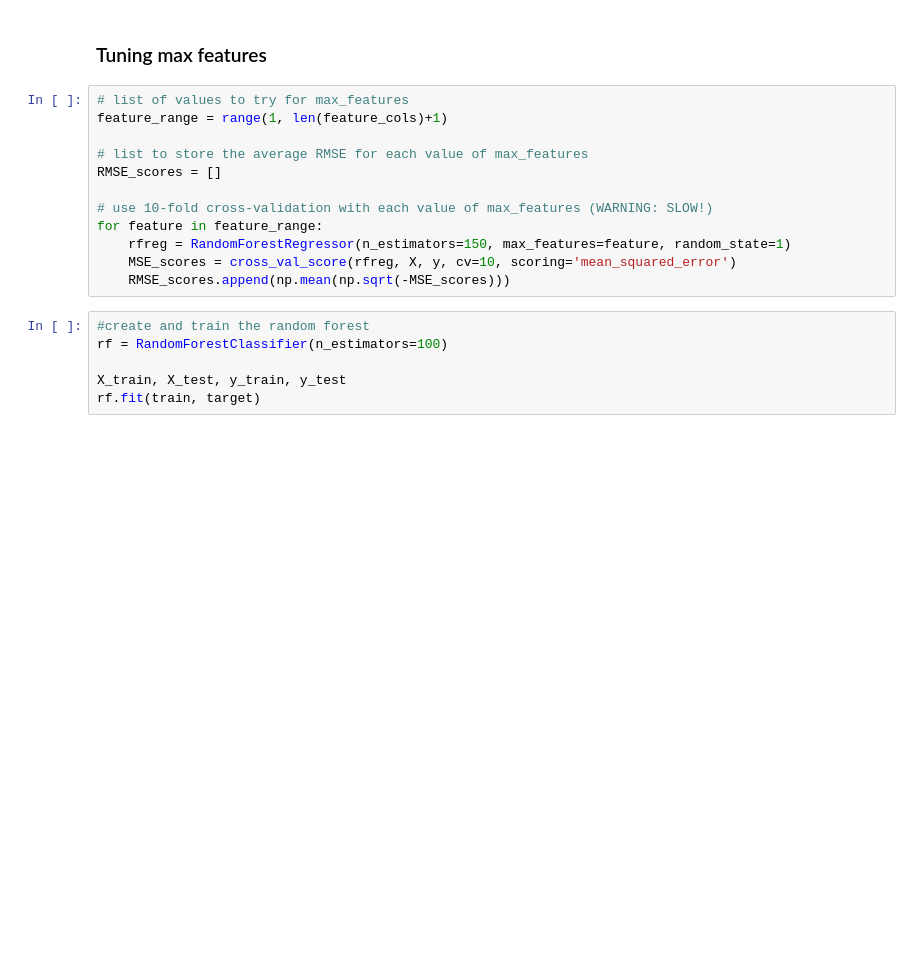
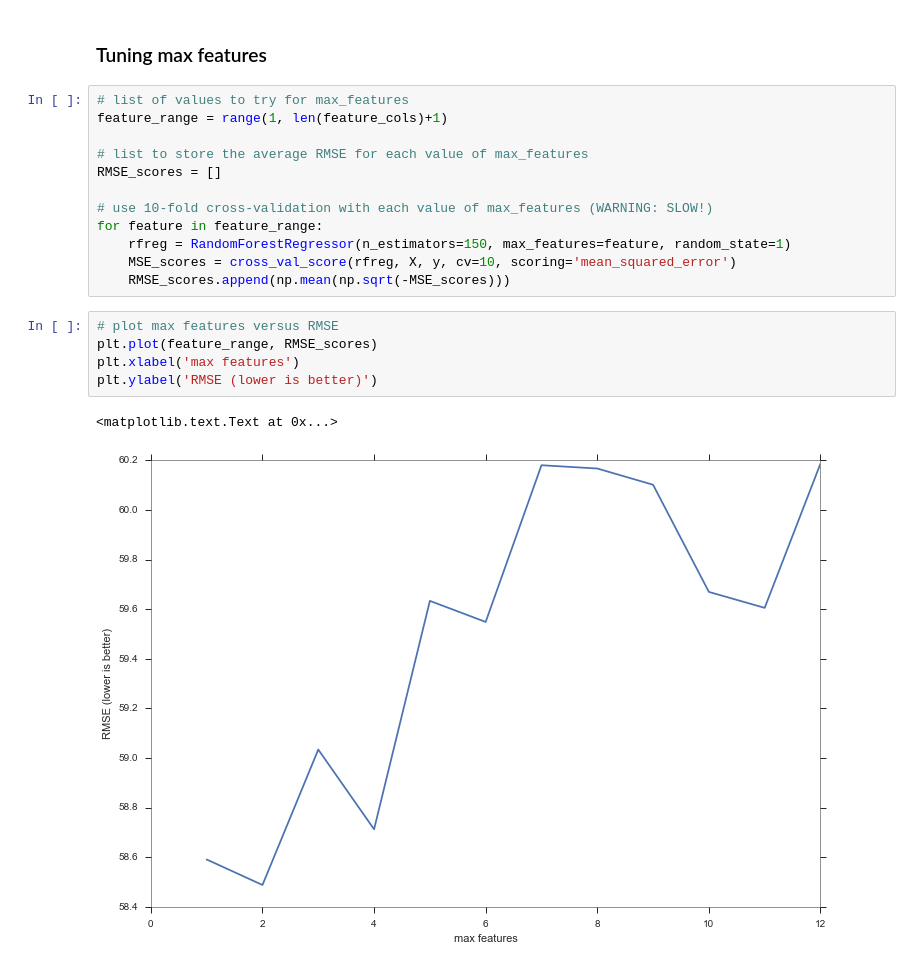
Before and after one commit to jav094/Data-Equals-Music, a Jupyter notebook: data_equals_music_analysis.ipynb, the cells around one changed output. Cells and saved outputs as stored; diff of their text form; blank space fills up the shorter version.

```diff
--- a/data_equals_music_analysis.ipynb
+++ b/data_equals_music_analysis.ipynb
@@ -306,9 +309,11 @@ for feature in feature_range:
     rfreg = RandomForestRegressor(n_estimators=150, max_features=feature, random_state=1)
     MSE_scores = cross_val_score(rfreg, X, y, cv=10, scoring='mean_squared_error')
     RMSE_scores.append(np.mean(np.sqrt(-MSE_scores)))
-# %%
-#create and train the random forest
-rf = RandomForestClassifier(n_estimators=100)
-
-X_train, X_test, y_train, y_test
-rf.fit(train, target)
+# %%
+# plot max features versus RMSE
+plt.plot(feature_range, RMSE_scores)
+plt.xlabel('max features')
+plt.ylabel('RMSE (lower is better)')
+# %% [output]
+<matplotlib.text.Text at 0x...>
+[figure, added]
```
Also changed, not shown: parts of 8 cells of this notebook.
